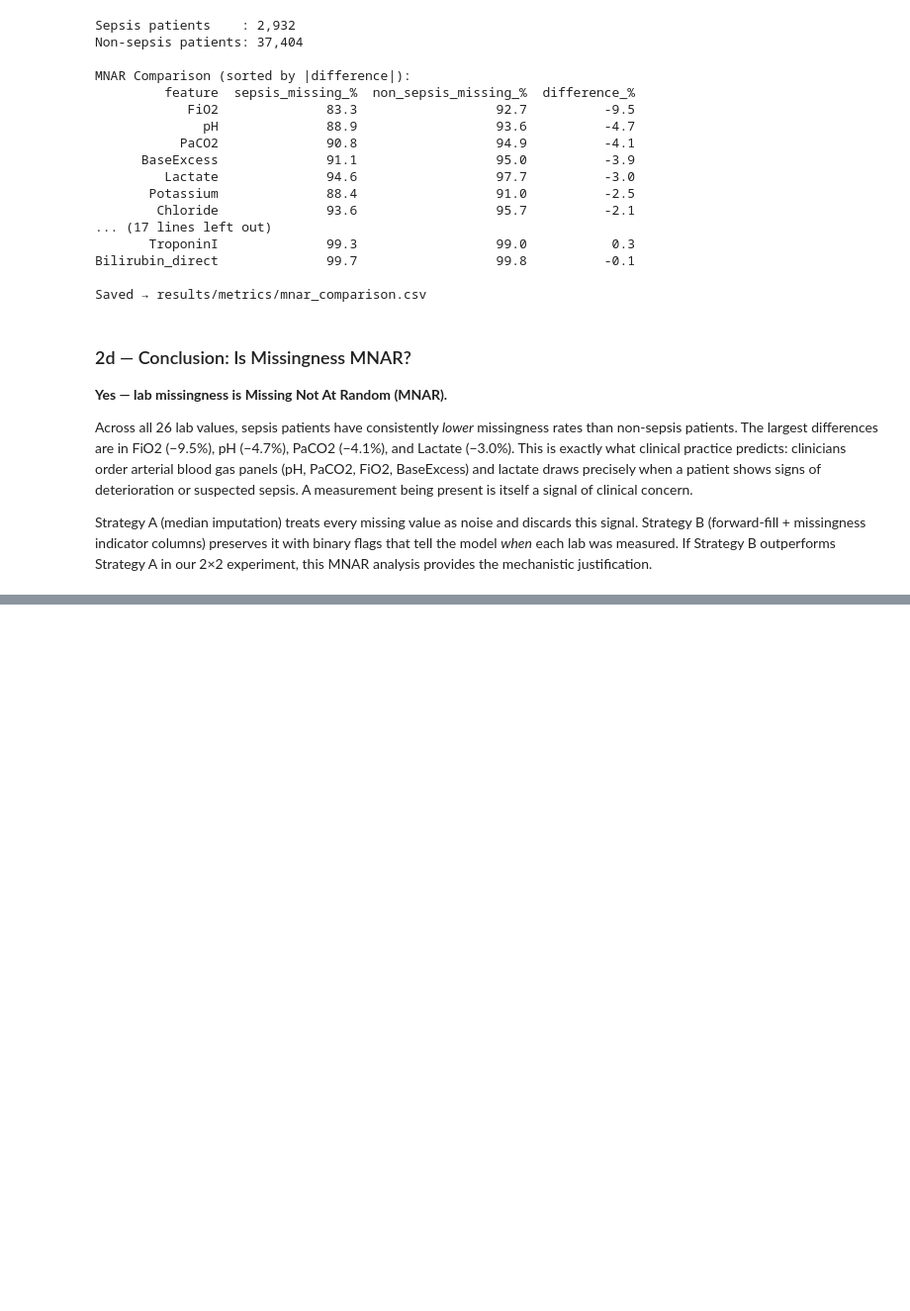
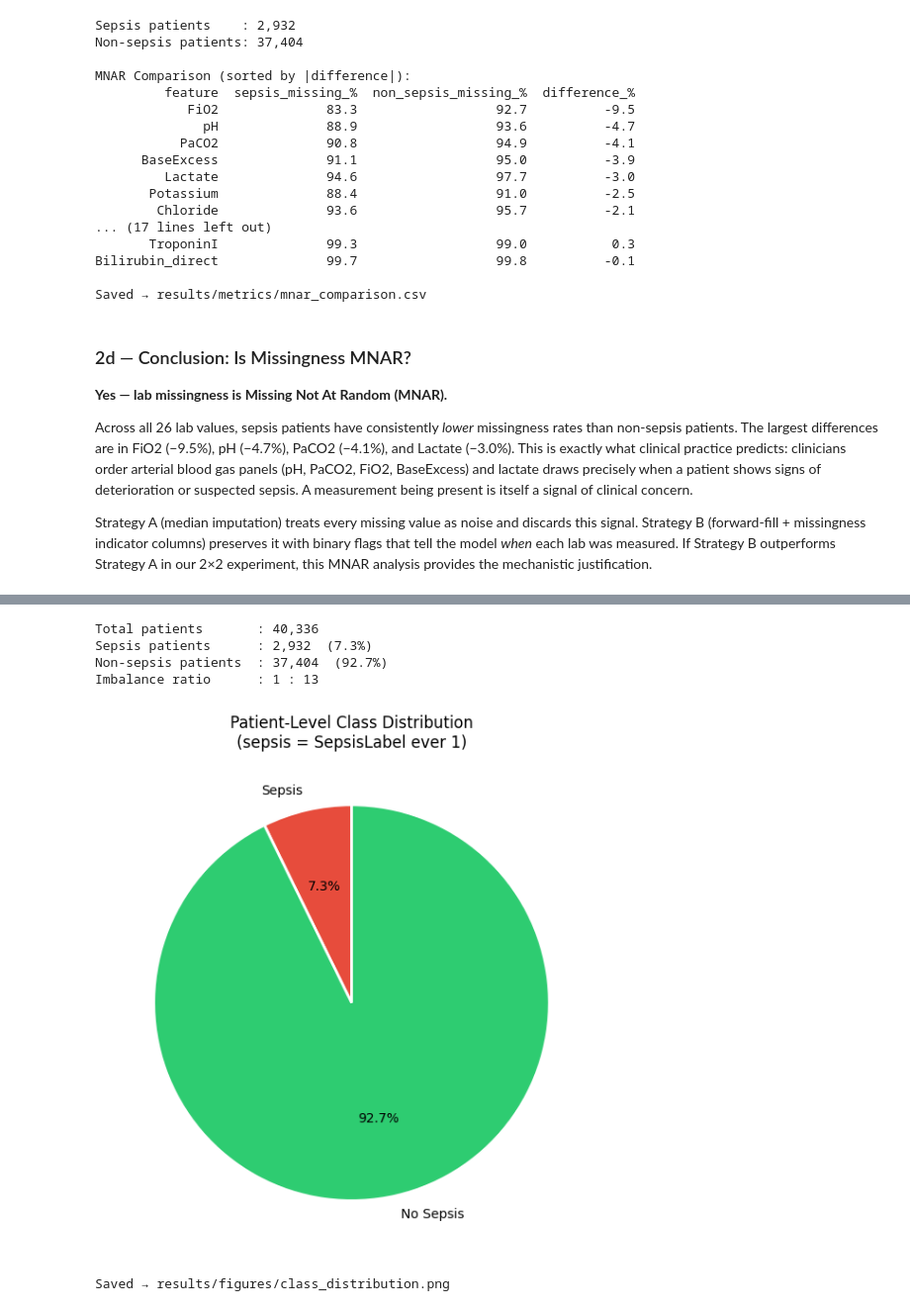
Before and after one commit to GeorgeDavidson2/Sepsis_ML_Prediction, a Jupyter notebook: notebooks/00_EDA.ipynb, the cells around one changed output, grey strips where cells are left out. Shown at 99% size. Saved outputs shown, nothing was run; the diff lists cells and outputs as text; code cells hidden in the pictures; blank space fills up the shorter version.

```diff
--- a/notebooks/00_EDA.ipynb
+++ b/notebooks/00_EDA.ipynb
@@ -225,0 +232,32 @@ Strategy A (median imputation) treats every missing value as noise and discards
+# %%
+patient_labels = df.groupby('patient_id')['SepsisLabel'].max()
+n_sepsis  = int(patient_labels.sum())
+n_total   = len(patient_labels)
+n_healthy = n_total - n_sepsis
+
+print(f"Total patients       : {n_total:,}")
+print(f"Sepsis patients      : {n_sepsis:,}  ({100*n_sepsis/n_total:.1f}%)")
+print(f"Non-sepsis patients  : {n_healthy:,}  ({100*n_healthy/n_total:.1f}%)")
+print(f"Imbalance ratio      : 1 : {n_healthy/n_sepsis:.0f}")
+
+fig, ax = plt.subplots(figsize=(6, 6))
+ax.pie(
+    [n_sepsis, n_healthy],
+    labels=['Sepsis', 'No Sepsis'],
+    autopct='%1.1f%%',
+    colors=['#e74c3c', '#2ecc71'],
+    startangle=90,
+    wedgeprops={'edgecolor': 'white', 'linewidth': 2}
+)
+ax.set_title('Patient-Level Class Distribution\n(sepsis = SepsisLabel ever 1)', fontsize=12)
+plt.tight_layout()
+plt.savefig(_root / FIGURES_DIR / 'class_distribution.png', dpi=150)
+plt.show()
+print("Saved → results/figures/class_distribution.png")
+# %% [output]
+Total patients       : 40,336
+Sepsis patients      : 2,932  (7.3%)
+Non-sepsis patients  : 37,404  (92.7%)
+Imbalance ratio      : 1 : 13
+[figure, added]
+Saved → results/figures/class_distribution.png
```
Also changed, not shown: parts of 5 cells of this notebook, 3 other files.
